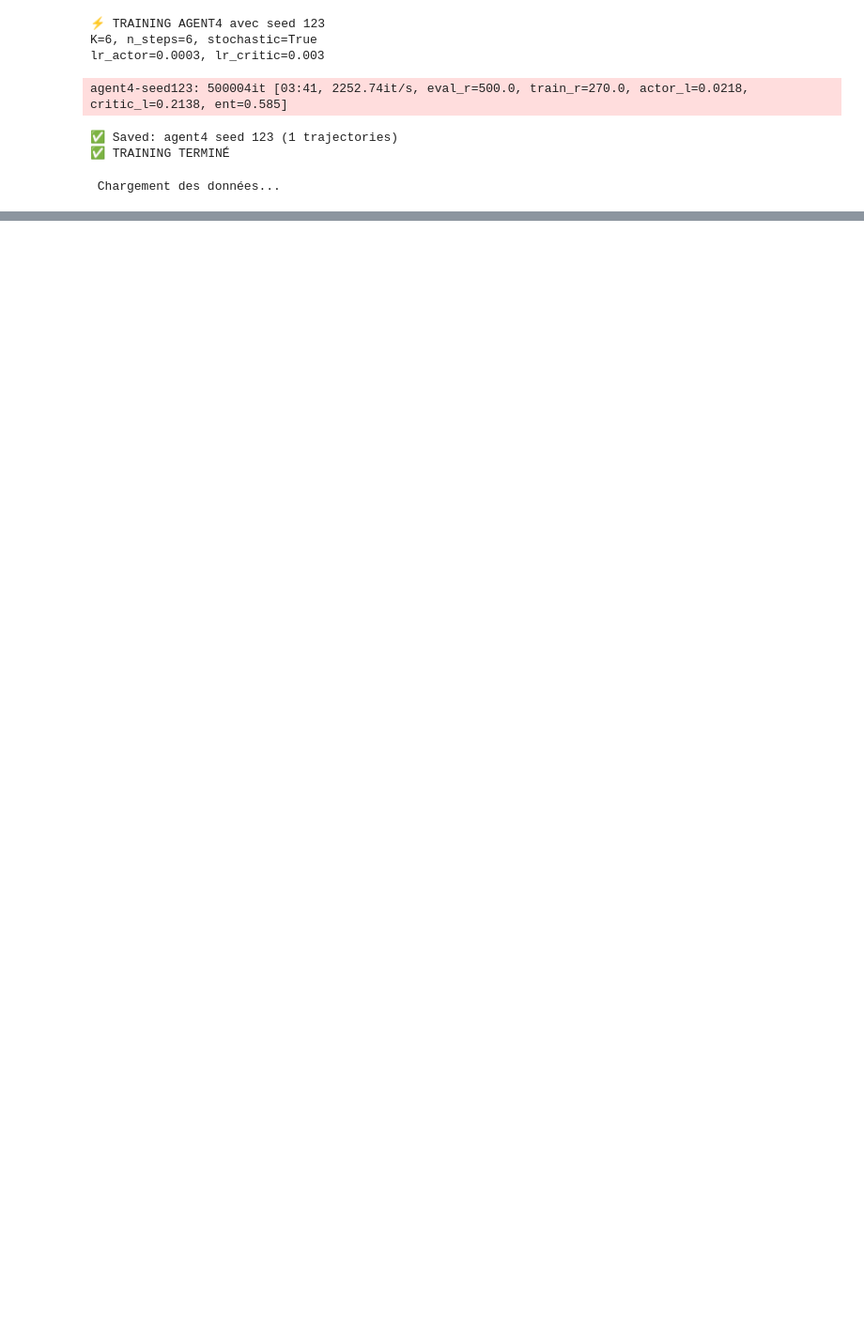
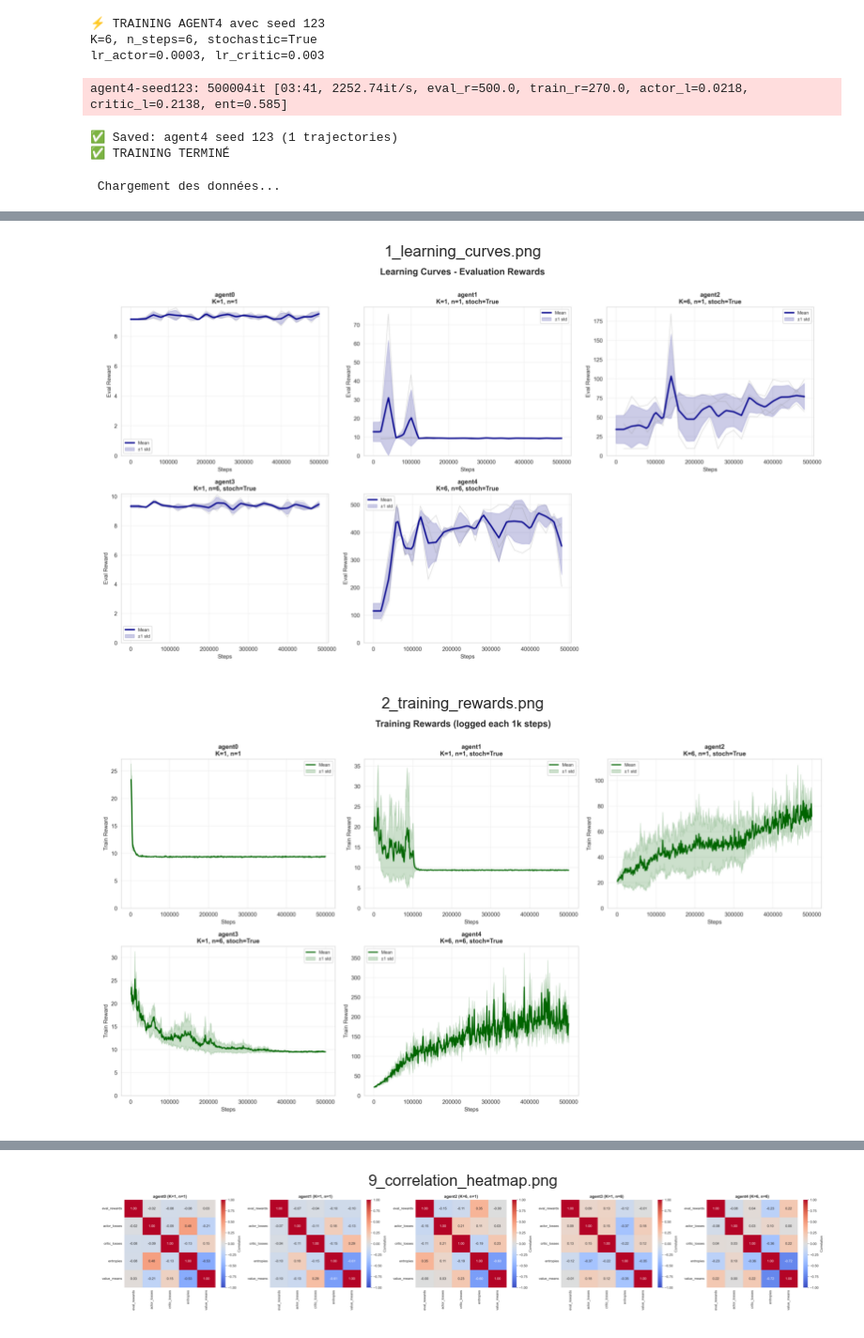
Before and after one commit to fatmachahed/RL-Project, a Jupyter notebook: notebooks/main_code.ipynb, the cells around one changed output, grey strips where cells are left out. Shown at 94% size. Drawn from its saved outputs; the diff is of its cells as text; code cells hidden in the pictures; blank space fills up the shorter version.

Commit message:
mise a jour notebook

```diff
--- a/notebooks/main_code.ipynb
+++ b/notebooks/main_code.ipynb
@@ -147,0 +134,28 @@ for fname in plot_files:
+# %%
+from pathlib import Path
+import matplotlib.pyplot as plt
+import matplotlib.image as mpimg
+import os
+
+# Racine du projet = parent du dossier notebooks
+PROJECT_ROOT = Path.cwd().parent
+plots_dir = PROJECT_ROOT / "plots_0003"
+
+# Lister et trier les PNG
+plot_files = sorted(
+    [f for f in os.listdir(plots_dir) if f.endswith(".png")],
+    key=lambda x: int(x.split("_")[0])
+)
+
+# Affichage
+for fname in plot_files:
+    img_path = plots_dir / fname
+    img = mpimg.imread(img_path)
+    plt.figure(figsize=(10, 6))
+    plt.imshow(img)
+    plt.axis("off")
+    plt.title(fname)
+    plt.show()
+# %% [output]
+[figure, added]
+[figure, added]
@@ -147,0 +168 @@ for fname in plot_files:
+[figure, added]
```
Also changed, not shown: parts of 6 cells of this notebook, 5 other files.
